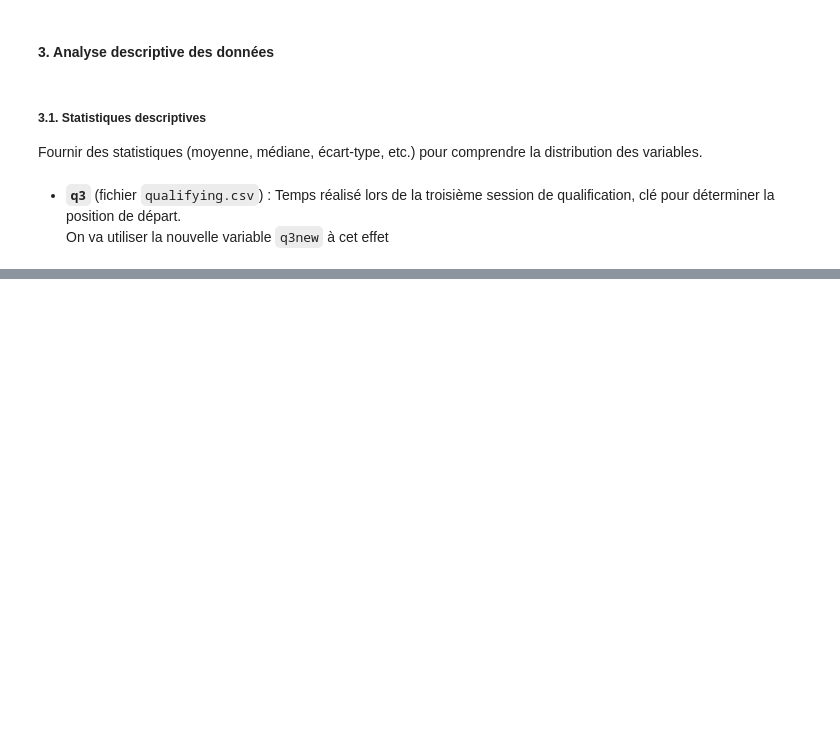
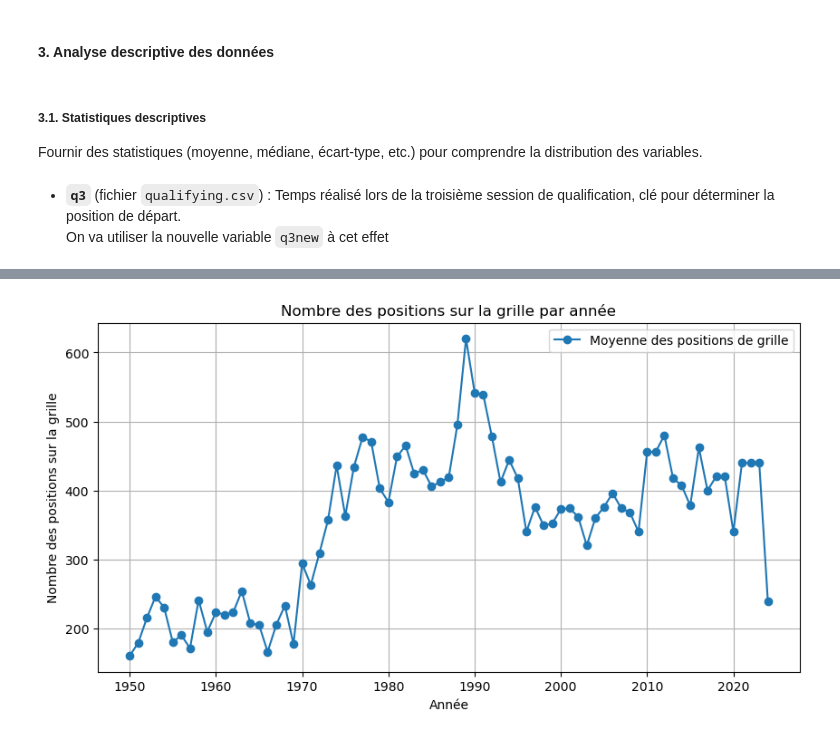
Before and after one commit to Math-ieu/Projet-PACTE-4A, a Jupyter notebook: f1-pacte.ipynb, the cells around one changed output, grey strips where cells are left out. Saved outputs shown, nothing was run; the diff lists cells and outputs as text; code cells hidden in the pictures; blank space fills up the shorter version.

```diff
--- a/f1-pacte.ipynb
+++ b/f1-pacte.ipynb
@@ -256,0 +316,14 @@ qualifying['q3new']
+# %%
+grid_count_by_year = results_races.groupby("year")[["grid"]].count()
+# %%
+# Graphe 1 : Nombre des positions sur la grille par année
+plt.figure(figsize=(10, 5))
+plt.plot(grid_count_by_year.index, grid_count_by_year["grid"], marker='o', label="Moyenne des positions de grille")
+plt.title("Nombre des positions sur la grille par année")
+plt.xlabel("Année")
+plt.ylabel("Nombre des positions sur la grille")
+plt.grid(True)
+plt.legend()
+plt.show()
+# %% [output]
+[figure, added]
```
Also changed, not shown: parts of 22 cells of this notebook.
